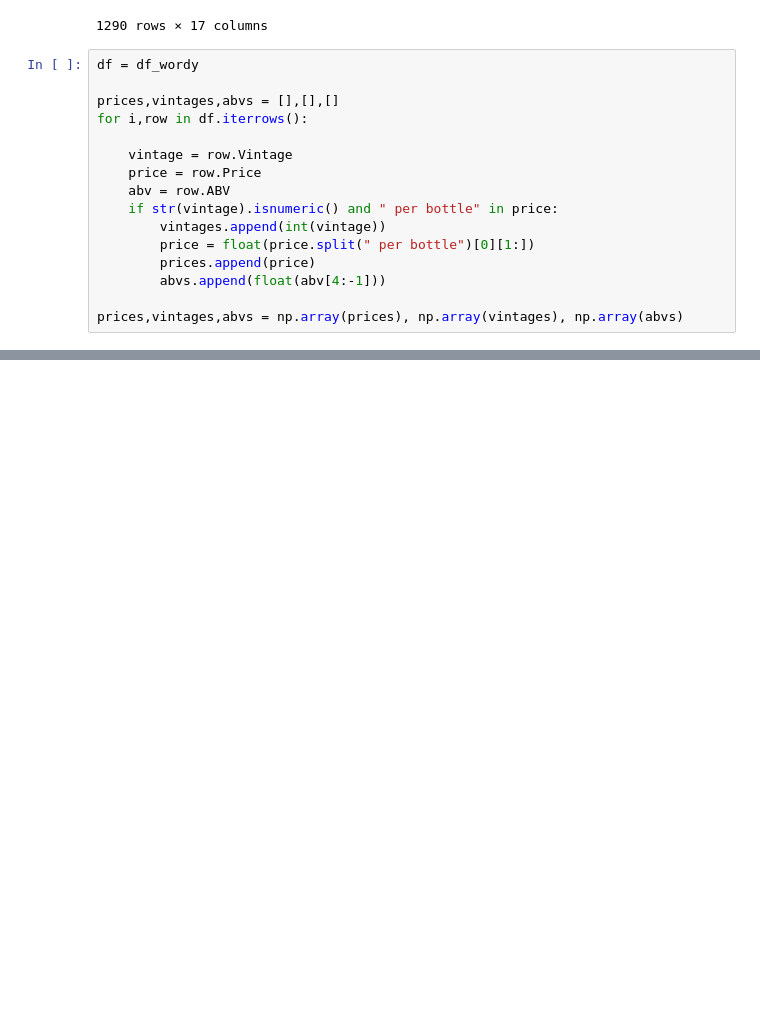
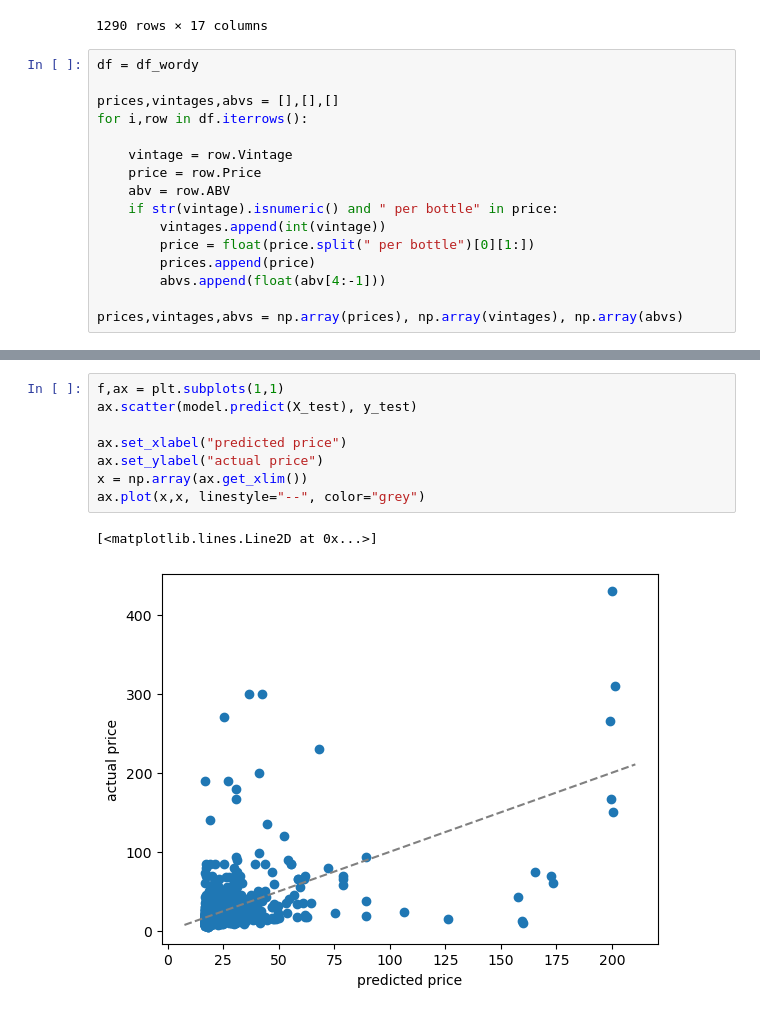
Before and after one commit to Delekof/Machine-Learning-Practice, a Jupyter notebook: main_notebook.ipynb, the cells around one changed output, grey strips where cells are left out. Drawn from its saved outputs; the diff is of its cells as text; blank space fills up the shorter version.

```diff
--- a/main_notebook.ipynb
+++ b/main_notebook.ipynb
@@ -713,0 +753,11 @@ Text(0, 0.5, 'actual price')
+# %%
+f,ax = plt.subplots(1,1)
+ax.scatter(model.predict(X_test), y_test)
+
+ax.set_xlabel("predicted price")
+ax.set_ylabel("actual price")
+x = np.array(ax.get_xlim())
+ax.plot(x,x, linestyle="--", color="grey")
+# %% [output]
+[<matplotlib.lines.Line2D at 0x...>]
+[figure, added]
```
Also changed, not shown: parts of 9 cells of this notebook.
